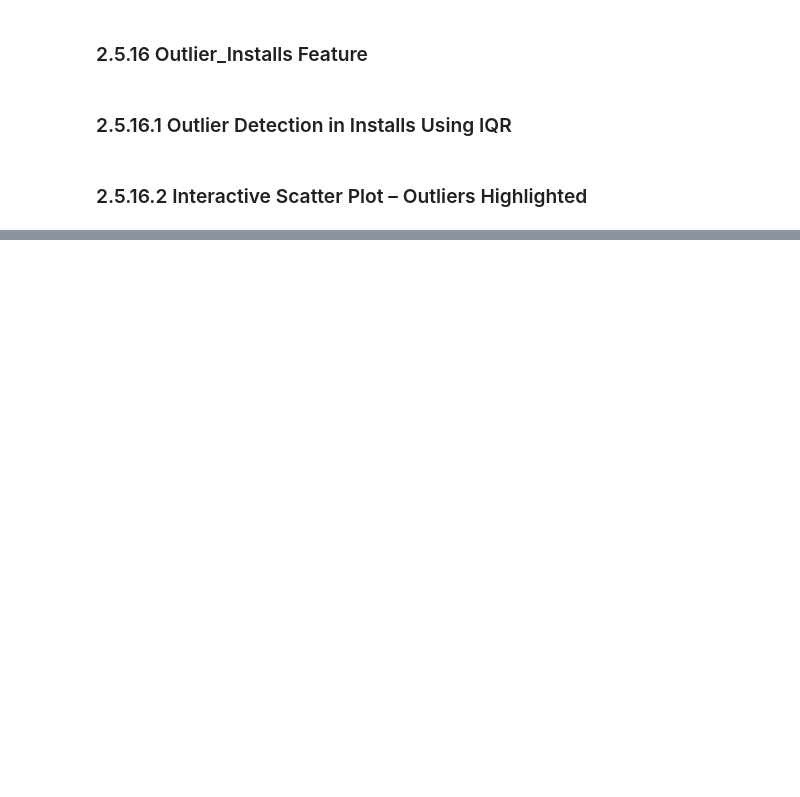
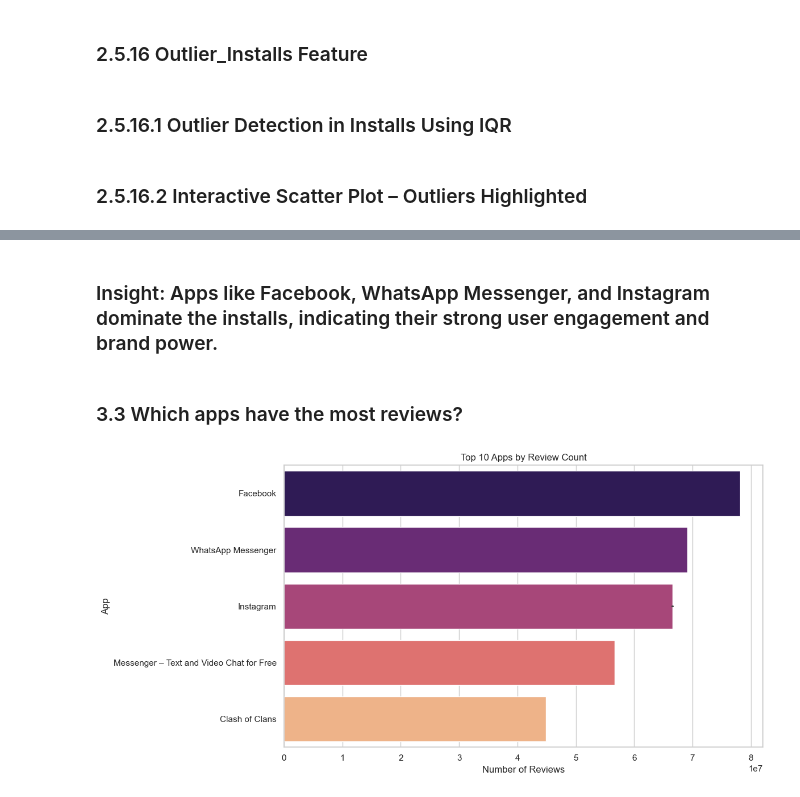
Before and after one commit to ejazurrehman/EDA_Google_Play_Store_App, a Jupyter notebook: eda_google_playstore_app.ipynb, the cells around one changed output, grey strips where cells are left out. Cells and saved outputs as stored; diff of their text form; code cells hidden in the pictures; blank space fills up the shorter version.

```diff
--- a/eda_google_playstore_app.ipynb
+++ b/eda_google_playstore_app.ipynb
@@ -1670,0 +1755,15 @@ fig.show()
+# %% [markdown]
+### Insight: Apps like Facebook, WhatsApp Messenger, and Instagram dominate the installs, indicating their strong user engagement and brand power.
+# %% [markdown]
+### 3.3 Which apps have the most reviews?
+# %%
+top_reviewed_apps = df[['App', 'Reviews']].drop_duplicates().sort_values(by='Reviews', ascending=False).head(10)
+plt.figure(figsize=(12,6))
+sns.barplot(x='Reviews', y='App', data=top_reviewed_apps, palette='magma')
+plt.title('Top 10 Apps by Review Count')
+plt.xlabel('Number of Reviews')
+plt.ylabel('App')
+plt.tight_layout()
+plt.show()
+# %% [output]
+[figure, added]
```
Also changed, not shown: parts of 35 cells of this notebook.
